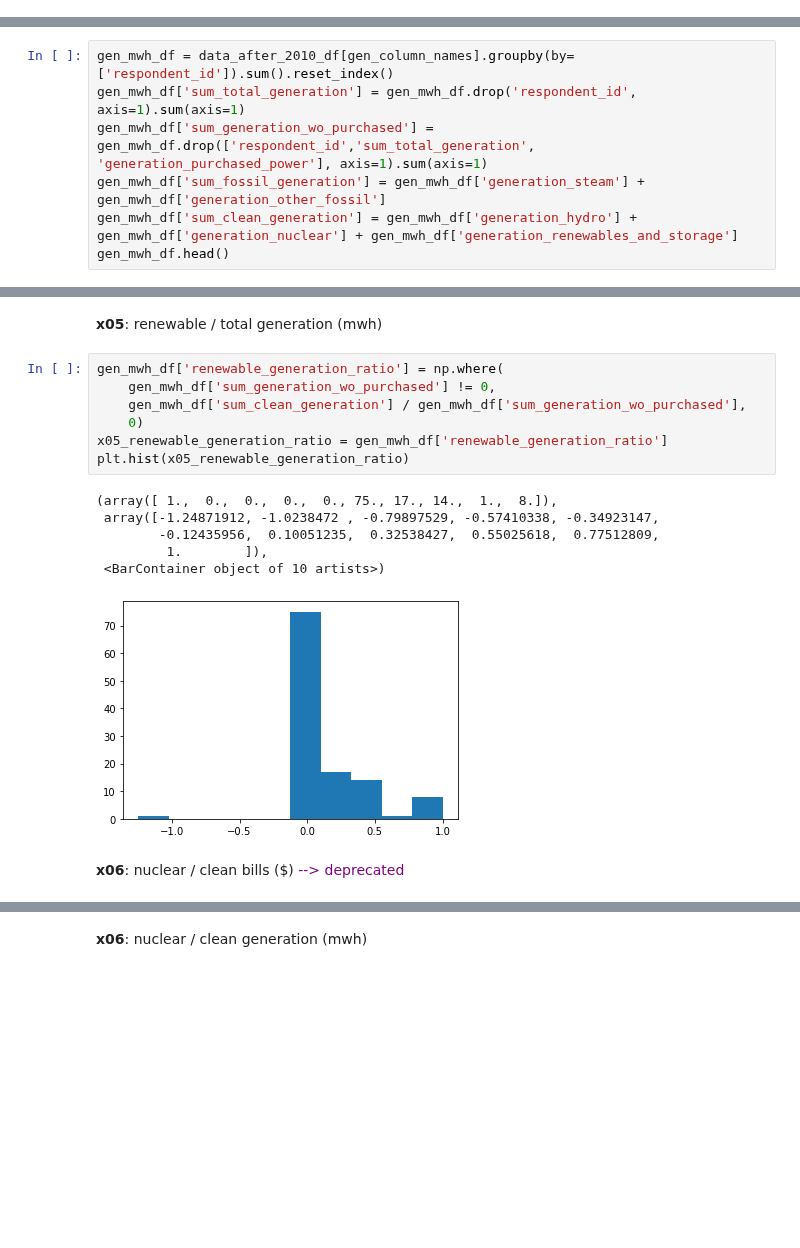
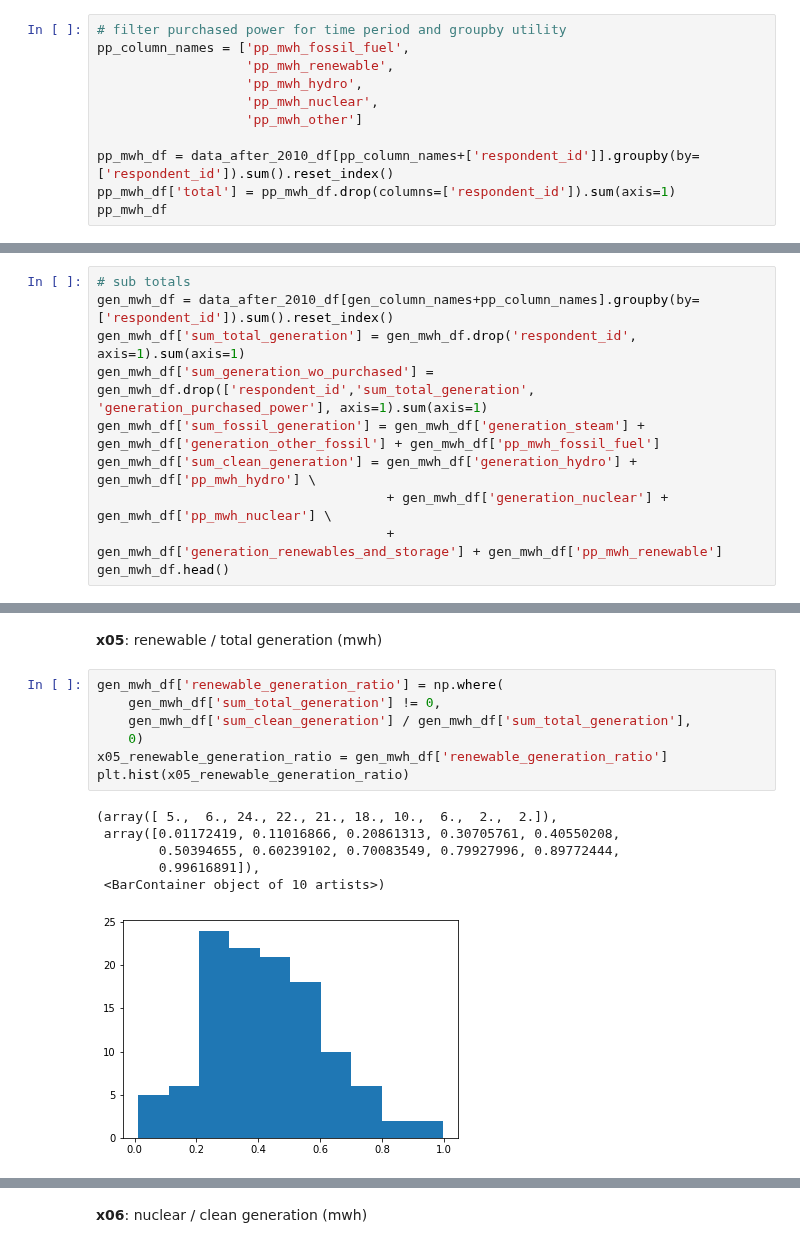
Before and after one commit to 2elle2/rmi-project, a Jupyter notebook: model/30_feature_engineering_v1.ipynb, the cells around one changed output, grey strips where cells are left out. Drawn from its saved outputs; the diff is of its cells as text; blank space fills up the shorter version.

```diff
--- a/model/30_feature_engineering_v1.ipynb
+++ b/model/30_feature_engineering_v1.ipynb
@@ -283,0 +311,11 @@ gen_column_names = ['respondent_id',
+# %%
+# filter purchased power for time period and groupby utility
+pp_column_names = ['pp_mwh_fossil_fuel',
+                   'pp_mwh_renewable',
+                   'pp_mwh_hydro',
+                   'pp_mwh_nuclear',
+                   'pp_mwh_other']
+
+pp_mwh_df = data_after_2010_df[pp_column_names+['respondent_id']].groupby(by=['respondent_id']).sum().reset_index()
+pp_mwh_df['total'] = pp_mwh_df.drop(columns=['respondent_id']).sum(axis=1)
+pp_mwh_df
@@ -284,9 +368,12 @@ gen_column_names = ['respondent_id',
 # %%
-gen_mwh_df = data_after_2010_df[gen_column_names].groupby(by=['respondent_id']).sum().reset_index()
+# sub totals
+gen_mwh_df = data_after_2010_df[gen_column_names+pp_column_names].groupby(by=['respondent_id']).sum().reset_index()
 gen_mwh_df['sum_total_generation'] = gen_mwh_df.drop('respondent_id', axis=1).sum(axis=1)
 gen_mwh_df['sum_generation_wo_purchased'] = gen_mwh_df.drop(['respondent_id','sum_total_generation', 'generation_purchased_power'], axis=1).sum(axis=1)
-gen_mwh_df['sum_fossil_generation'] = gen_mwh_df['generation_steam'] + gen_mwh_df['generation_other_fossil']
-gen_mwh_df['sum_clean_generation'] = gen_mwh_df['generation_hydro'] + gen_mwh_df['generation_nuclear'] + gen_mwh_df['generation_renewables_and_storage']
+gen_mwh_df['sum_fossil_generation'] = gen_mwh_df['generation_steam'] + gen_mwh_df['generation_other_fossil'] + gen_mwh_df['pp_mwh_fossil_fuel']
+gen_mwh_df['sum_clean_generation'] = gen_mwh_df['generation_hydro'] + gen_mwh_df['pp_mwh_hydro'] \
+                                     + gen_mwh_df['generation_nuclear'] + gen_mwh_df['pp_mwh_nuclear'] \
+                                     + gen_mwh_df['generation_renewables_and_storage'] + gen_mwh_df['pp_mwh_renewable']
 gen_mwh_df.head()
 # %% [output]
 |  | respondent_id | generation_ee_dr | generation_hydro | generation_nuclear | generation_other_fossil | ... |
@@ -430,17 +507,15 @@ plt.hist(x04_residential_customer_ratio)
 __x05__: renewable / total generation (mwh)
 # %%
 gen_mwh_df['renewable_generation_ratio'] = np.where(
-    gen_mwh_df['sum_generation_wo_purchased'] != 0,
-    gen_mwh_df['sum_clean_generation'] / gen_mwh_df['sum_generation_wo_purchased'],
+    gen_mwh_df['sum_total_generation'] != 0,
+    gen_mwh_df['sum_clean_generation'] / gen_mwh_df['sum_total_generation'],
     0)
 x05_renewable_generation_ratio = gen_mwh_df['renewable_generation_ratio']
 plt.hist(x05_renewable_generation_ratio)
 # %% [output]
-(array([ 1.,  0.,  0.,  0.,  0., 75., 17., 14.,  1.,  8.]),
- array([-1.24871912, -1.0238472 , -0.79897529, -0.57410338, -0.34923147,
-        -0.12435956,  0.10051235,  0.32538427,  0.55025618,  0.77512809,
-         1.        ]),
+(array([ 5.,  6., 24., 22., 21., 18., 10.,  6.,  2.,  2.]),
+ array([0.01172419, 0.11016866, 0.20861313, 0.30705761, 0.40550208,
+        0.50394655, 0.60239102, 0.70083549, 0.79927996, 0.89772444,
+        0.99616891]),
  <BarContainer object of 10 artists>)
-[figure, old version]
+[figure, new version]
-# %% [markdown]
-__x06__: nuclear / clean bills ($) <font color=purple>--> deprecated</font>
```
Also changed, not shown: parts of 24 cells of this notebook, 25 other files.
